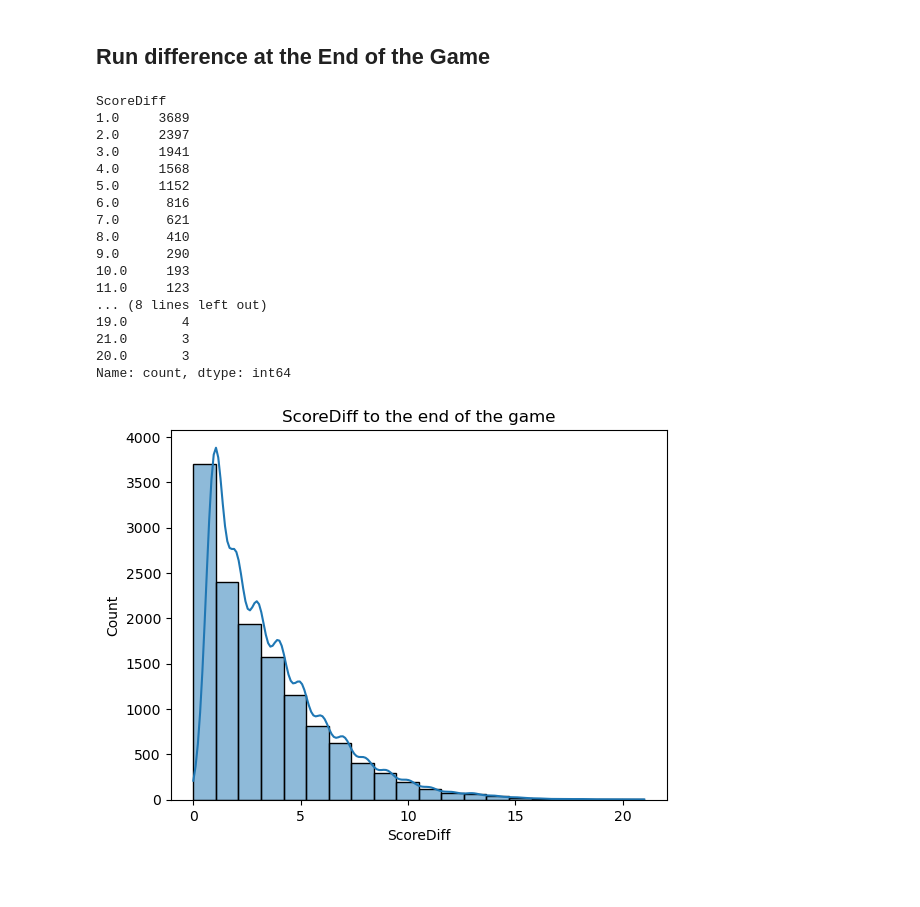
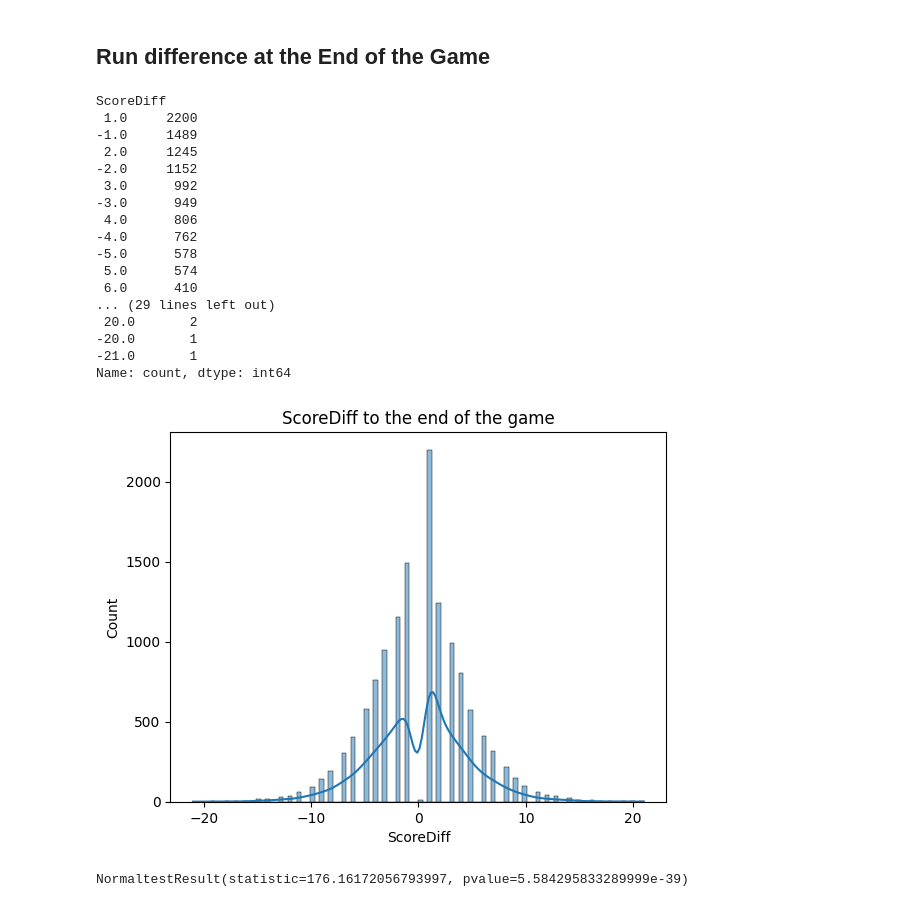
Before and after one commit to lbwei1016/Statistics-2024, a Jupyter notebook: descriptive_analysis.ipynb, the cells around one changed output. Saved outputs shown, nothing was run; the diff lists cells and outputs as text; code cells hidden in the pictures; blank space fills up the shorter version.

Commit message:
normality test: negative result

```diff
--- a/descriptive_analysis.ipynb
+++ b/descriptive_analysis.ipynb
@@ -65,44 +66,58 @@ plt.show()
 # %%
 # sum elements in all_inning if it is not NaN
 all_inning = [str(i) for i in range(1, 20)]
 # print(all_inning)
 
 data[all_inning] = data[all_inning].replace({np.nan: 0, '-': 0})
 
 # Convert columns to numeric type
 data[all_inning] = data[all_inning].apply(pd.to_numeric, errors='coerce')
 
 data["final_score"] = data[all_inning].sum(axis=1, numeric_only=True)
 
 # calculate the difference between the two teams per game
-data['ScoreDiff'] = data.groupby('Game')['final_score'].transform(lambda x: abs(x.diff()))
+data['ScoreDiff'] = data.groupby('Game')['final_score'].transform(lambda x: x.diff())
+# data['ScoreDiff'] = data.groupby('Game')['final_score'].transform(lambda x: abs(x.diff()))
 
 # print(data.head())
 
 ScoreDiff_data = data[['Game', 'ScoreDiff']].dropna()
 
 print(ScoreDiff_data['ScoreDiff'].value_counts())
 
 plt.title('ScoreDiff to the end of the game')
-sns.histplot(ScoreDiff_data['ScoreDiff'], bins=20, kde=True)
+sns.histplot(ScoreDiff_data['ScoreDiff'], bins=100, kde=True)
 
 plt.show()
 # %% [output]
 ScoreDiff
-1.0     3689
-2.0     2397
-3.0     1941
-4.0     1568
-5.0     1152
-6.0      816
-7.0      621
-8.0      410
-9.0      290
-10.0     193
-11.0     123
-... (8 lines left out)
-19.0       4
-21.0       3
-20.0       3
+ 1.0     2200
+-1.0     1489
+ 2.0     1245
+-2.0     1152
+ 3.0      992
+-3.0      949
+ 4.0      806
+-4.0      762
+-5.0      578
+ 5.0      574
+ 6.0      410
+... (29 lines left out)
+ 20.0       2
+-20.0       1
+-21.0       1
 Name: count, dtype: int64
-[figure, old version]
+[figure, new version]
+# %%
+'''
+Preform normality test
+'''
+
+# scipy.stats.kstest(ScoreDiff_data['ScoreDiff'], 'norm')
+
+scipy.stats.kstest(ScoreDiff_data['ScoreDiff'], 'norm',\
+args=(ScoreDiff_data['ScoreDiff'].mean(), ScoreDiff_data['ScoreDiff'].std()))
+
+scipy.stats.normaltest(ScoreDiff_data['ScoreDiff'])
+# %% [output]
+NormaltestResult(statistic=176.16172056793997, pvalue=5.584295833289999e-39)
```
Also changed, not shown: parts of 2 cells of this notebook.
